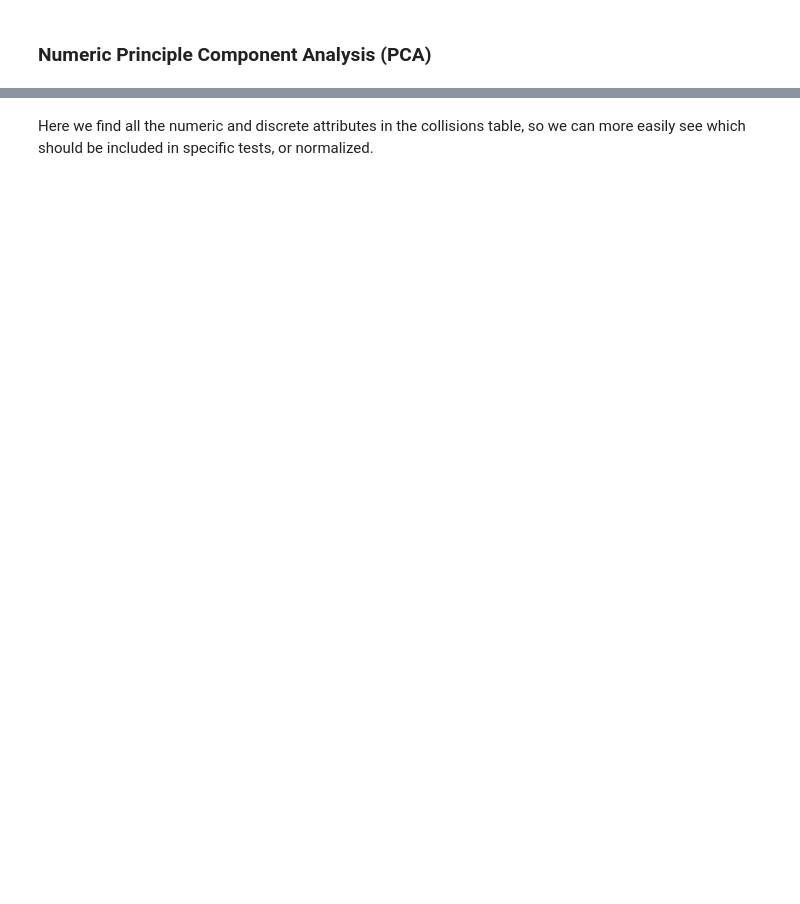
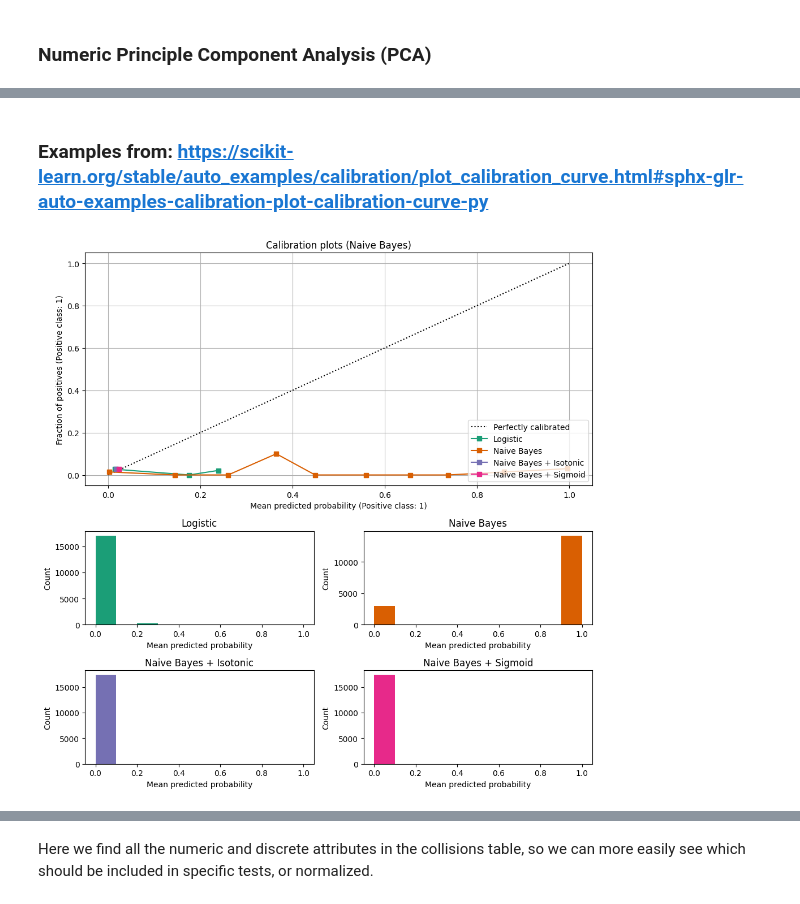
Before and after one commit to Micah614/Mining_SWITRS_for_AI_Safety_Benefits, a Jupyter notebook: SWITRS_Python_Notebook.ipynb, the cells around one changed output, grey strips where cells are left out. Drawn from its saved outputs; the diff is of its cells as text; code cells hidden in the pictures; blank space fills up the shorter version.

Commit message:
Upload initial progress with the DTC classifier.

```diff
--- a/SWITRS_Python_Notebook.ipynb
+++ b/SWITRS_Python_Notebook.ipynb
@@ -954,0 +976,63 @@ Error:
+# %% [markdown]
+### Examples from: https://scikit-learn.org/stable/auto_examples/calibration/plot_calibration_curve.html#sphx-glr-auto-examples-calibration-plot-calibration-curve-py
+# %%
+import matplotlib.pyplot as plt
+from matplotlib.gridspec import GridSpec
+
+from sklearn.calibration import CalibratedClassifierCV, CalibrationDisplay
+from sklearn.linear_model import LogisticRegression
+from sklearn.naive_bayes import GaussianNB
+
+lr = LogisticRegression(C=1.0)
+gnb = GaussianNB()
+gnb_isotonic = CalibratedClassifierCV(gnb, cv=2, method="isotonic")
+gnb_sigmoid = CalibratedClassifierCV(gnb, cv=2, method="sigmoid")
+
+clf_list = [
+    (lr, "Logistic"),
+    (gnb, "Naive Bayes"),
+    (gnb_isotonic, "Naive Bayes + Isotonic"),
+    (gnb_sigmoid, "Naive Bayes + Sigmoid"),
+]
+# %%
+fig = plt.figure(figsize=(10, 10))
+gs = GridSpec(4, 2)
+colors = plt.get_cmap("Dark2")
+
+ax_calibration_curve = fig.add_subplot(gs[:2, :2])
+calibration_displays = {}
+for i, (clf, name) in enumerate(clf_list):
+    clf.fit(X_train, y_train)
+    display = CalibrationDisplay.from_estimator(
+        clf,
+        X_test,
+        y_test,
+        n_bins=10,
+        name=name,
+        ax=ax_calibration_curve,
+        color=colors(i),
+    )
+    calibration_displays[name] = display
+
+ax_calibration_curve.grid()
+ax_calibration_curve.set_title("Calibration plots (Naive Bayes)")
+
+# Add histogram
+grid_positions = [(2, 0), (2, 1), (3, 0), (3, 1)]
+for i, (_, name) in enumerate(clf_list):
+    row, col = grid_positions[i]
+    ax = fig.add_subplot(gs[row, col])
+
+    ax.hist(
+        calibration_displays[name].y_prob,
+        range=(0, 1),
+        bins=10,
+        label=name,
+        color=colors(i),
+    )
+    ax.set(title=name, xlabel="Mean predicted probability", ylabel="Count")
+
+plt.tight_layout()
+plt.show()
+# %% [output]
+[figure, added]
```
Also changed, not shown: parts of 20 cells of this notebook.
